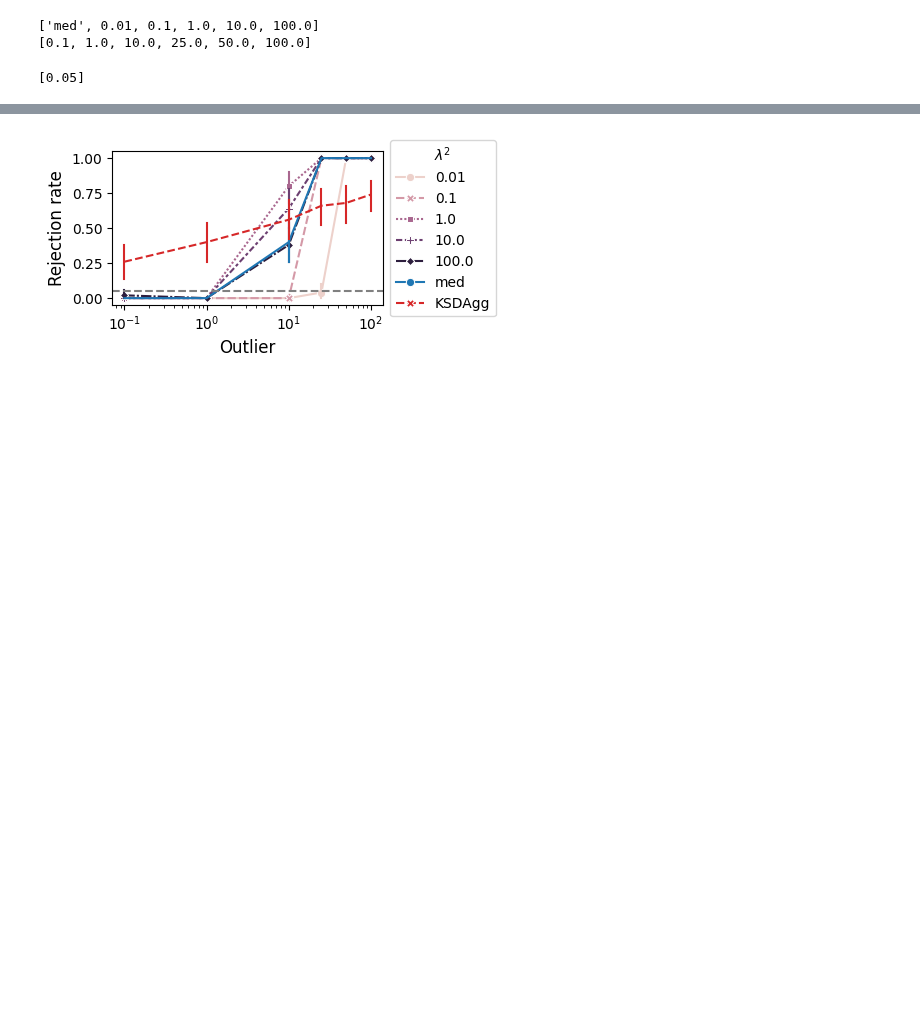
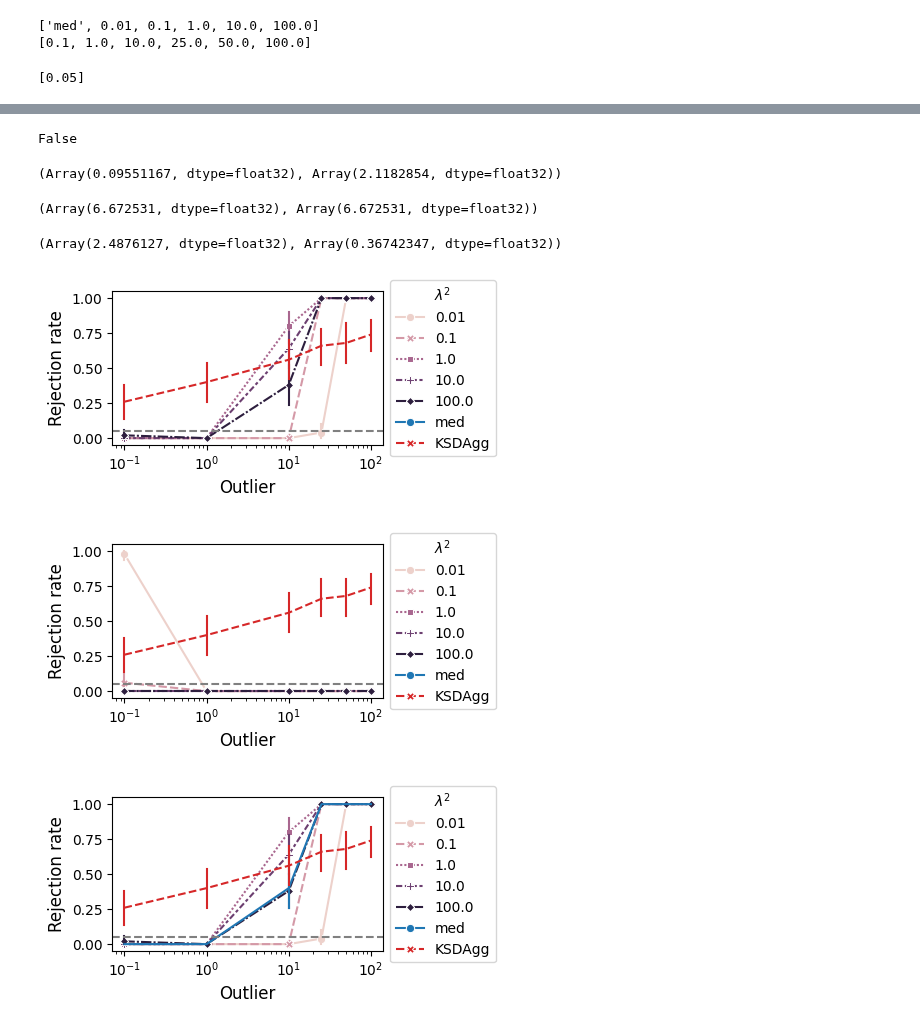
Before and after one commit to XingLLiu/robust-kernel-test, a Jupyter notebook: notebooks/bandwidth.ipynb, the cells around one changed output, grey strips where cells are left out. Cells and saved outputs as stored; diff of their text form; code cells hidden in the pictures; blank space fills up the shorter version.

```diff
--- a/notebooks/bandwidth.ipynb
+++ b/notebooks/bandwidth.ipynb
@@ -39,5 +39,5 @@ eps_ls
 # %%
-methods = {"standard": "IMQ"}
+methods = {"standard": "IMQ", "tilted_r_boot": "R-KSD-Boot"}
 
 plot_df = {"eps": [], "method": [], "rej": [], "bw": [], "bw_order": []}
 
@@ -45,7 +45,6 @@ for bw in bw_ls[1:]:
     for eps in eps_ls:
         for m, m_label in methods.items():
             rr = res_stats[bw][eps][m]
-            # plot_df["nonsq_stat"].extend(np.array(rr["nonsq_stat"]).tolist())
             plot_df["eps"].extend([eps] * len(rr["nonsq_stat"]))
 
             plot_df["rej"].extend(rr["rej"])
@@ -58,11 +57,12 @@ plot_df = pd.DataFrame(plot_df)
 # med heuristic
 med_plot_df = {"eps": [], "method": [], "rej": []}
 for eps in eps_ls:
-    rr = res_stats["med"][eps]["standard"]
-    med_plot_df["eps"].extend([eps] * len(rr["rej"]))
+    for m, m_label in methods.items():
+        rr = res_stats["med"][eps][m]
+        med_plot_df["eps"].extend([eps] * len(rr["rej"]))
 
-    med_plot_df["rej"].extend(rr["rej"])
-    med_plot_df["method"].extend(["med"] * len(rr["rej"]))
+        med_plot_df["rej"].extend(rr["rej"])
+        med_plot_df["method"].extend(["med"] * len(rr["rej"]))
 
 med_plot_df = pd.DataFrame(med_plot_df)
 
@@ -123,7 +123,7 @@ eps_ls
 [0.1, 1.0, 10.0, 25.0, 50.0, 100.0]
 [0.05]
 # %%
-methods = {"standard": "IMQ"}
+methods = {"standard": "IMQ", "tilted_r_boot": "R-KSD-Boot"}
 eps = eps_ls[0]
 
 plot_df = {"ol": [], "method": [], "rej": [], "bw": [], "bw_order": []}
@@ -177 +229,42 @@ rr["summary"][4]["Single test 3"]
+# %%
+q_degen_nonsq = thresh_res["q_degen_nonsq"]
+vstat = thresh_res["vstat"]
+nonsq_stat = vstat**0.5
+theta = thresh_res["theta"]
+
+print(max(0, nonsq_stat - theta) > q_degen_nonsq)
+nonsq_stat - theta, q_degen_nonsq
+# %% [output]
+False
+(Array(0.09551167, dtype=float32), Array(2.1182854, dtype=float32))
+# %%
+vstat, rr["stat"][0]
+# %% [output]
+(Array(6.672531, dtype=float32), Array(6.672531, dtype=float32))
+# %%
+theta, rr["theta"][0]
+# %% [output]
+(Array(2.4876127, dtype=float32), Array(0.36742347, dtype=float32))
+# %%
+for m in methods.values():
+    _, ax = plt.subplots(figsize=(3.5, 2))
+
+    g1 = sns.lineplot(ax=ax, data=plot_df.loc[plot_df.method == m],
+                      x="ol", y="rej", hue="bw_order", style="bw_order", markers=True, err_style="bars")
+    g2 = sns.lineplot(ax=ax, data=med_plot_df.loc[med_plot_df.method == m],
+                      x="ol", y="rej", markers=True, err_style="bars", color="C0")
+    g3 = sns.lineplot(ax=ax, data=ksdagg_plot_df, x="ol", y="rej", markers=True, err_style="bars", color="C3", linestyle="--")
+    ax.axhline(0.05, color="grey", linestyle="--", label=r"$\alpha=0.05$")
+    ax.set_xlabel("Outlier", fontsize=12)
+    ax.set_ylabel("Rejection rate", fontsize=12)
+    ax.set_xscale("log")
+
+    lg = ax.legend(loc="center left", bbox_to_anchor=(1, 0.5), labels=bw_ls[1:]+["med", "KSDAgg"], title=r"$\lambda^2$")
+    lg.get_lines()[-2].set_color("C0")
+    lg.get_lines()[-1].set_color("C3")
+
+    # plt.savefig("../figs/robust/bw.pdf", bbox_extra_artists=(lg,), bbox_inches="tight")
+# %% [output]
+[figure, added]
+[figure, added]
 # %%
```
Also changed, not shown: parts of 14 cells of this notebook, 24 other files.
